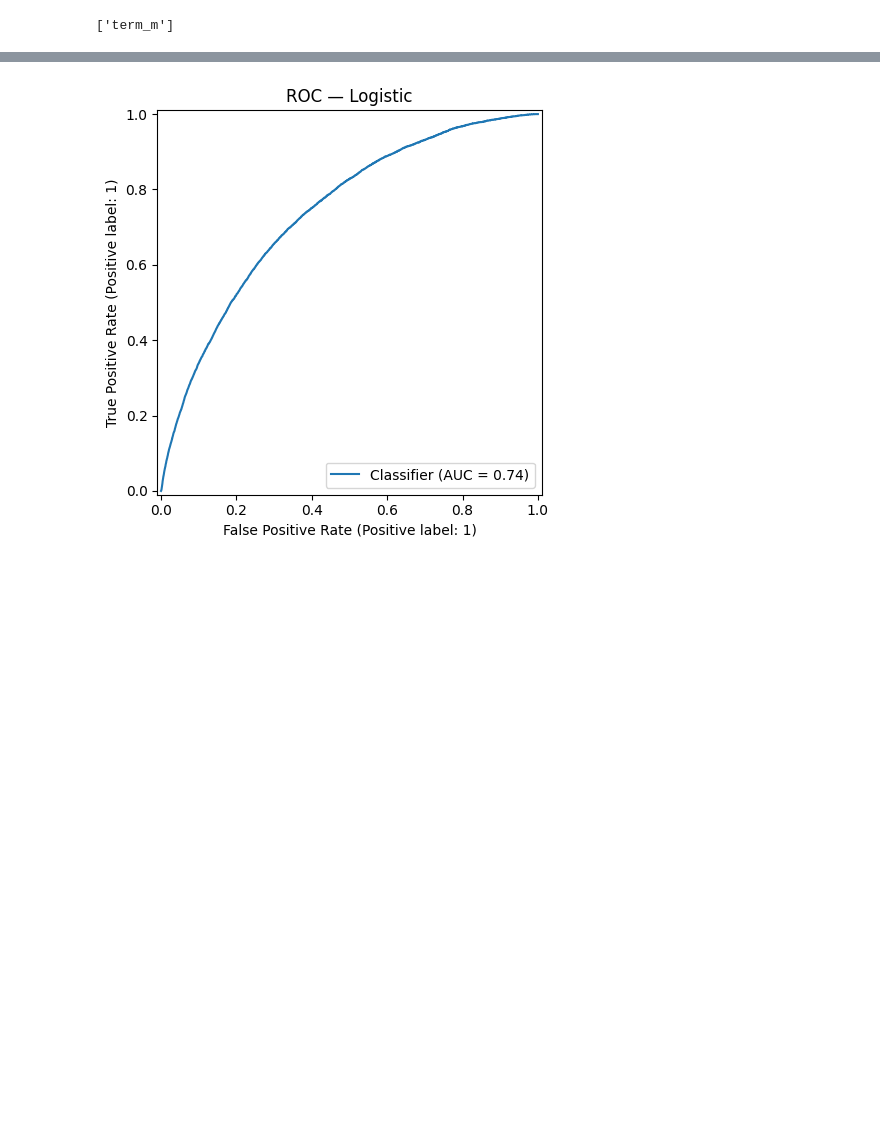
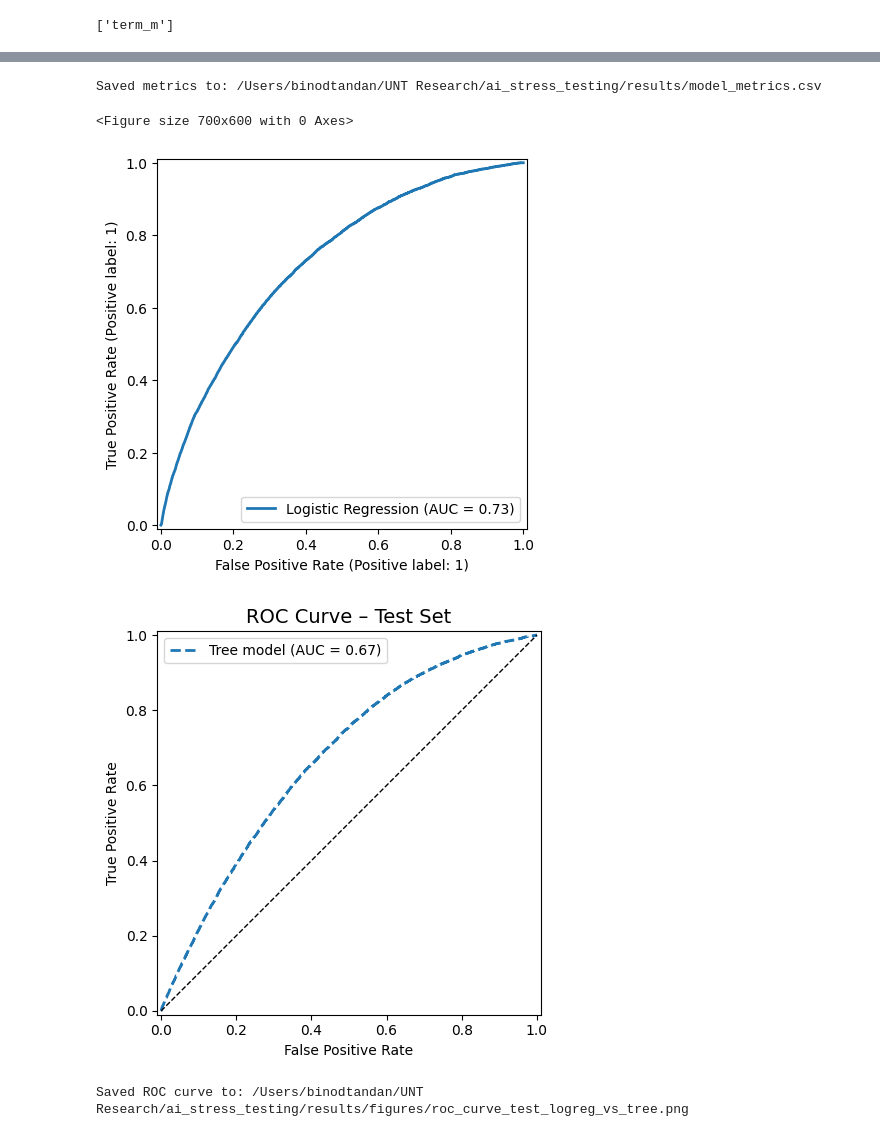
Before and after one commit to BinodTandan/Banking_Stress_Testing, a Jupyter notebook: notebooks/03_model_training.ipynb, the cells around one changed output, grey strips where cells are left out. Drawn from its saved outputs; the diff is of its cells as text; code cells hidden in the pictures; blank space fills up the shorter version.

Commit message:
Split data in training, validation, and testing for better evaluations of models

```diff
--- a/notebooks/03_model_training.ipynb
+++ b/notebooks/03_model_training.ipynb
@@ -27,0 +67,16 @@ print(X_train.shape, X_test.shape, y_train.mean(), y_test.mean())
+# %%
+# --- Feature / target split --------------------------------------------------
+FEATURES = [c for c in df.columns if c not in [TARGET, TIME_COL]]
+
+X_train = train_df[FEATURES]
+y_train = train_df[TARGET].astype(int)
+
+X_val = val_df[FEATURES]
+y_val = val_df[TARGET].astype(int)
+
+X_test = test_df[FEATURES]
+y_test = test_df[TARGET].astype(int)
+
+print("X_train:", X_train.shape, " default rate:", y_train.mean())
+print("X_val:  ", X_val.shape,   " default rate:", y_val.mean())
+print("X_test: ", X_test.shape,  " default rate:", y_test.mean())
@@ -211,9 +357,39 @@ metrics
+# %%
+# Save to CSV for later use (paper tables, etc.)
+metrics_path = RES_DIR / "model_metrics.csv"
+metrics_df.to_csv(metrics_path, index=False)
+print("Saved metrics to:", metrics_path)
+# %% [output]
+Saved metrics to: /Users/binodtandan/UNT Research/ai_stress_testing/results/model_metrics.csv
 # %%
-RocCurveDisplay.from_predictions(y_test, proba_lr_test)
-plt.title("ROC — Logistic")
+# 5.2 ROC Curve (Test set) – Logistic vs Tree
+
+plt.figure(figsize=(7, 6))
+RocCurveDisplay.from_predictions(
+    y_test, proba_lr_test,
+    name="Logistic Regression", linewidth=2
+)
+
+if proba_xgb_test is not None:
+    RocCurveDisplay.from_predictions(
+        y_test, proba_xgb_test,
+        name="Tree model", linewidth=2, linestyle="--"
+    )
+
+plt.plot([0, 1], [0, 1], "k--", linewidth=1)
+plt.title("ROC Curve – Test Set", fontsize=14)
+plt.xlabel("False Positive Rate")
+plt.ylabel("True Positive Rate")
+plt.legend()
 plt.tight_layout()
-plt.savefig(FIG_DIR/"roc_logistic.png", dpi=300)
+
+roc_path = FIG_DIR / "roc_curve_test_logreg_vs_tree.png"
+plt.savefig(roc_path, dpi=300)
 plt.show()
+print("Saved ROC curve to:", roc_path)
 # %% [output]
+<Figure size 700x600 with 0 Axes>
-[figure, old version]
+[figure, new version]
+[figure, added]
+Saved ROC curve to: /Users/binodtandan/UNT Research/ai_stress_testing/results/figures/roc_curve_test_logreg_vs_tree.png
 # %%
```
Also changed, not shown: parts of 20 cells of this notebook.
